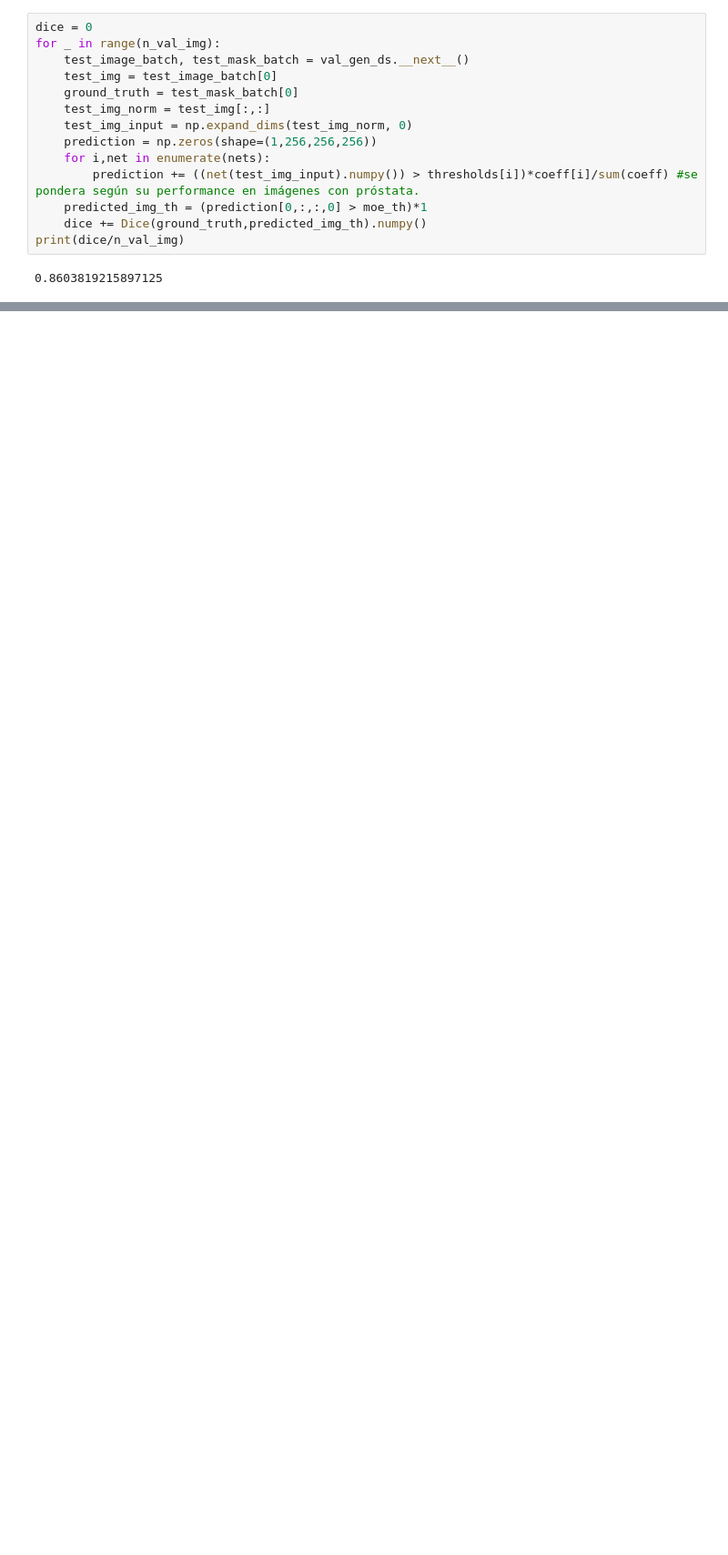
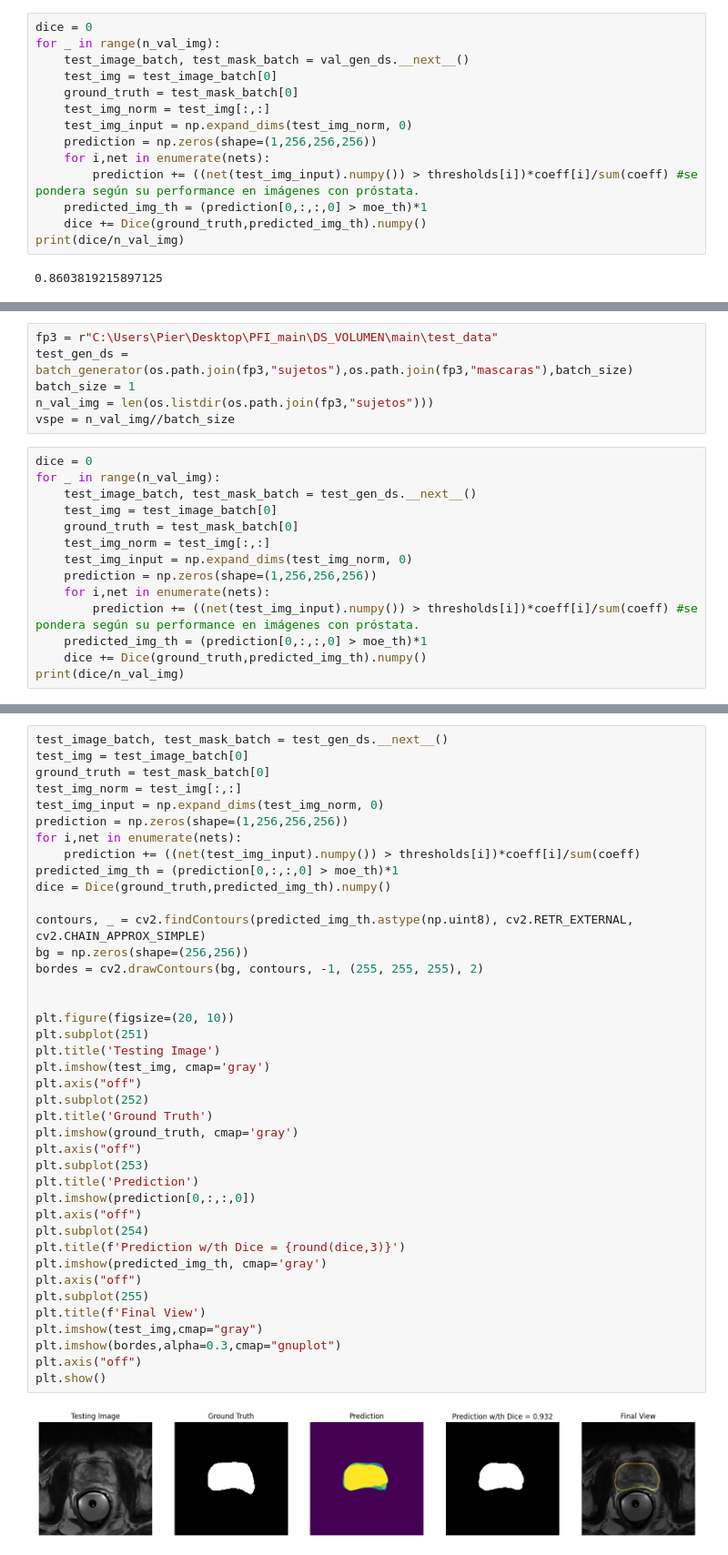
Before and after one commit to mpierangeli/PFI, a Jupyter notebook: MoE.ipynb, the cells around one changed output, grey strips where cells are left out. Shown at 91% size. Saved outputs shown, nothing was run; the diff lists cells and outputs as text; blank space fills up the shorter version.

Commit message:
agrego analisis de volumenes

```diff
--- a/MoE.ipynb
+++ b/MoE.ipynb
@@ -171,0 +181,20 @@ plt.show()
+# %%
+fp3 = r"C:\Users\Pier\Desktop\PFI_main\DS_VOLUMEN\main\test_data"
+test_gen_ds = batch_generator(os.path.join(fp3,"sujetos"),os.path.join(fp3,"mascaras"),batch_size)
+batch_size = 1
+n_val_img = len(os.listdir(os.path.join(fp3,"sujetos")))
+vspe = n_val_img//batch_size
+# %%
+dice = 0
+for _ in range(n_val_img):
+    test_image_batch, test_mask_batch = test_gen_ds.__next__()
+    test_img = test_image_batch[0]
+    ground_truth = test_mask_batch[0]
+    test_img_norm = test_img[:,:]
+    test_img_input = np.expand_dims(test_img_norm, 0)
+    prediction = np.zeros(shape=(1,256,256,256))
+    for i,net in enumerate(nets):
+        prediction += ((net(test_img_input).numpy()) > thresholds[i])*coeff[i]/sum(coeff) #se pondera según su performance en imágenes con próstata.
+    predicted_img_th = (prediction[0,:,:,0] > moe_th)*1
+    dice += Dice(ground_truth,predicted_img_th).numpy()
+print(dice/n_val_img)
@@ -171,0 +203,42 @@ plt.show()
+# %%
+test_image_batch, test_mask_batch = test_gen_ds.__next__()
+test_img = test_image_batch[0]
+ground_truth = test_mask_batch[0]
+test_img_norm = test_img[:,:]
+test_img_input = np.expand_dims(test_img_norm, 0)
+prediction = np.zeros(shape=(1,256,256,256))
+for i,net in enumerate(nets):
+    prediction += ((net(test_img_input).numpy()) > thresholds[i])*coeff[i]/sum(coeff)
+predicted_img_th = (prediction[0,:,:,0] > moe_th)*1
+dice = Dice(ground_truth,predicted_img_th).numpy()
+
+contours, _ = cv2.findContours(predicted_img_th.astype(np.uint8), cv2.RETR_EXTERNAL, cv2.CHAIN_APPROX_SIMPLE)
+bg = np.zeros(shape=(256,256))
+bordes = cv2.drawContours(bg, contours, -1, (255, 255, 255), 2)
+
+
+plt.figure(figsize=(20, 10))
+plt.subplot(251)
+plt.title('Testing Image')
+plt.imshow(test_img, cmap='gray')
+plt.axis("off")
+plt.subplot(252)
+plt.title('Ground Truth')
+plt.imshow(ground_truth, cmap='gray')
+plt.axis("off")
+plt.subplot(253)
+plt.title('Prediction')
+plt.imshow(prediction[0,:,:,0])
+plt.axis("off")
+plt.subplot(254)
+plt.title(f'Prediction w/th Dice = {round(dice,3)}')
+plt.imshow(predicted_img_th, cmap='gray')
+plt.axis("off")
+plt.subplot(255)
+plt.title(f'Final View')
+plt.imshow(test_img,cmap="gray")
+plt.imshow(bordes,alpha=0.3,cmap="gnuplot")
+plt.axis("off")
+plt.show()
+# %% [output]
+[figure, added]
```
Also changed, not shown: parts of 21 cells of this notebook, 4 other files.
